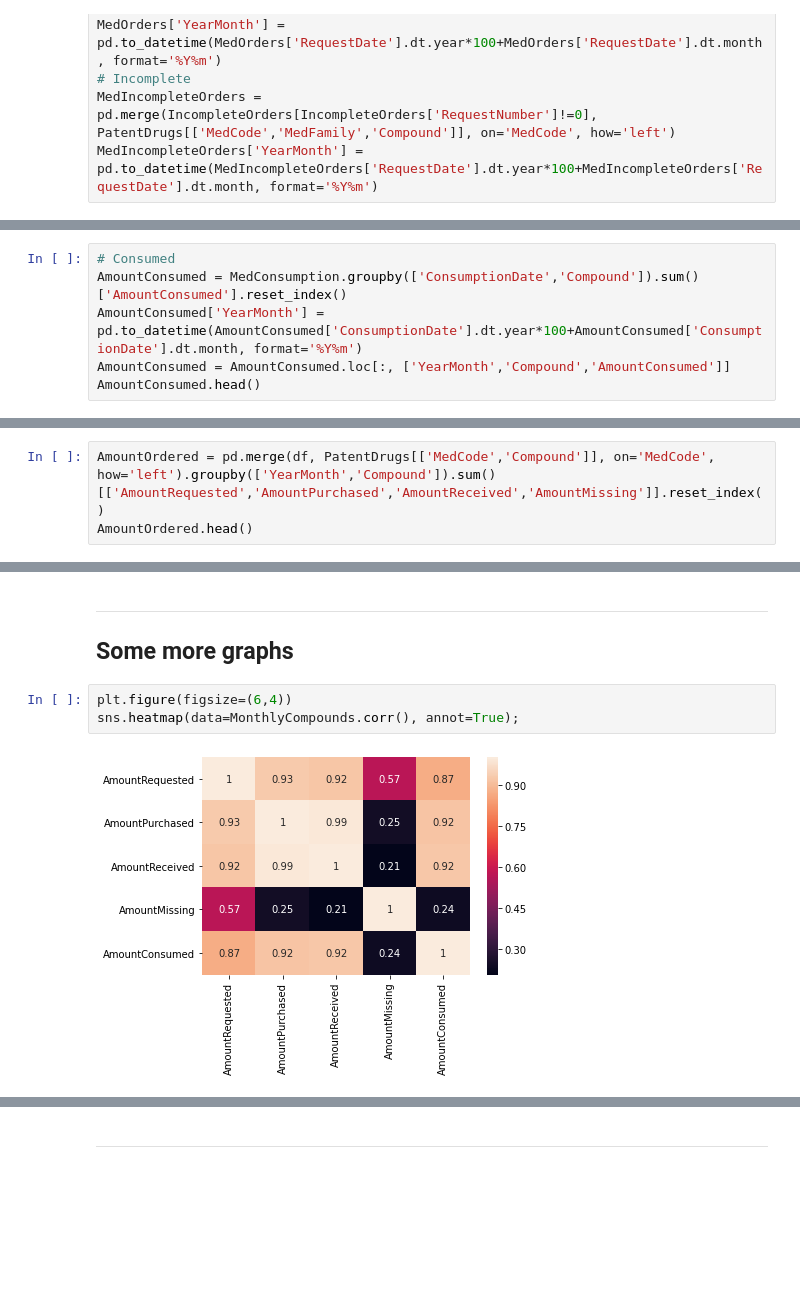
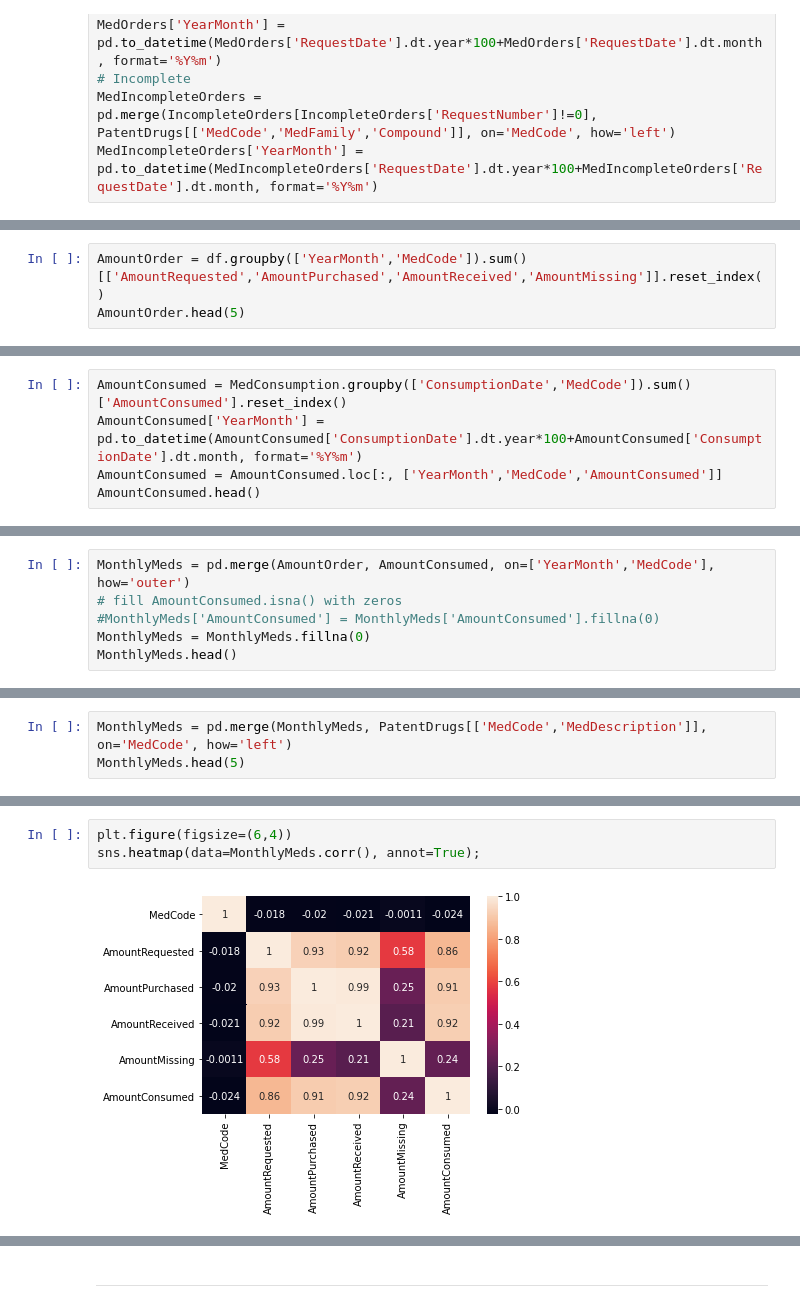
Before and after one commit to estebanmarinv/Pharmacy-Drug-Forecast, a Jupyter notebook: data-analysis/data_exploration_monthly.ipynb, the cells around one changed output, grey strips where cells are left out. Drawn from its saved outputs; the diff is of its cells as text; blank space fills up the shorter version.

```diff
--- a/data-analysis/data_exploration_monthly.ipynb
+++ b/data-analysis/data_exploration_monthly.ipynb
@@ -154,0 +163,3 @@ Compute `AmountConsumed` per `[Month,Compound]`.
+# %%
+AmountOrder = df.groupby(['YearMonth','MedCode']).sum()[['AmountRequested','AmountPurchased','AmountReceived','AmountMissing']].reset_index()
+AmountOrder.head(5)
@@ -155,7 +173,6 @@ Compute `AmountConsumed` per `[Month,Compound]`.
 # %%
-# Consumed
-AmountConsumed = MedConsumption.groupby(['ConsumptionDate','Compound']).sum()['AmountConsumed'].reset_index()
+AmountConsumed = MedConsumption.groupby(['ConsumptionDate','MedCode']).sum()['AmountConsumed'].reset_index()
 AmountConsumed['YearMonth'] = pd.to_datetime(AmountConsumed['ConsumptionDate'].dt.year*100+AmountConsumed['ConsumptionDate'].dt.month, format='%Y%m')
-AmountConsumed = AmountConsumed.loc[:, ['YearMonth','Compound','AmountConsumed']]
+AmountConsumed = AmountConsumed.loc[:, ['YearMonth','MedCode','AmountConsumed']]
 AmountConsumed.head()
 # %% [output]
@@ -169,0 +185,6 @@ Compute `AmountRequested`, `AmountPurchased`, `AmountReceived` and `AmountMissin
+# %%
+MonthlyMeds = pd.merge(AmountOrder, AmountConsumed, on=['YearMonth','MedCode'], how='outer')
+# fill AmountConsumed.isna() with zeros
+#MonthlyMeds['AmountConsumed'] = MonthlyMeds['AmountConsumed'].fillna(0)
+MonthlyMeds = MonthlyMeds.fillna(0)
+MonthlyMeds.head()
@@ -170,4 +198,4 @@ Compute `AmountRequested`, `AmountPurchased`, `AmountReceived` and `AmountMissin
 # %%
-AmountOrdered = pd.merge(df, PatentDrugs[['MedCode','Compound']], on='MedCode', how='left').groupby(['YearMonth','Compound']).sum()[['AmountRequested','AmountPurchased','AmountReceived','AmountMissing']].reset_index()
-AmountOrdered.head()
+MonthlyMeds = pd.merge(MonthlyMeds, PatentDrugs[['MedCode','MedDescription']], on='MedCode', how='left')
+MonthlyMeds.head(5)
 # %% [output]
@@ -213,8 +256,5 @@ for ax, Compound in zip(axes.flatten(), TopCompounds):
-# %% [markdown]
-___
-## Some more graphs
 # %%
 plt.figure(figsize=(6,4))
-sns.heatmap(data=MonthlyCompounds.corr(), annot=True);
+sns.heatmap(data=MonthlyMeds.corr(), annot=True);
 # %% [output]
-[figure, old version]
+[figure, new version]
```
Also changed, not shown: parts of 27 cells of this notebook, 36 other files.
